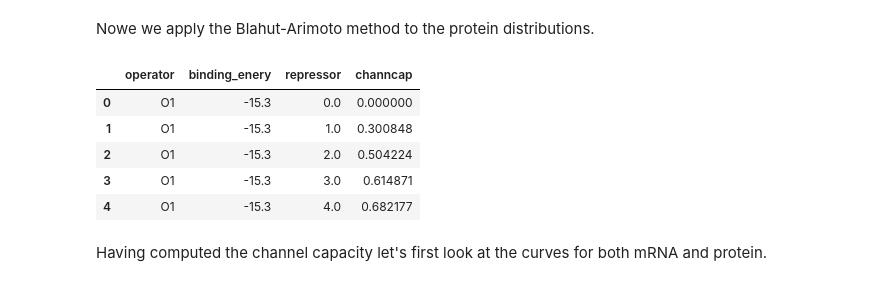
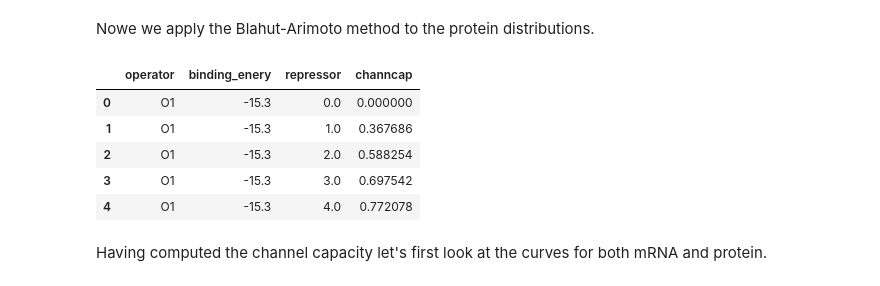
Before and after one commit to RPGroup-PBoC/chann_cap, a Jupyter notebook: src/theory/blahut_algorithm_channel_capacity.ipynb, the cells around one changed output. Drawn from its saved outputs; the diff is of its cells as text; code cells hidden in the pictures.

```diff
--- a/src/theory/blahut_algorithm_channel_capacity.ipynb
+++ b/src/theory/blahut_algorithm_channel_capacity.ipynb
@@ -495,10 +495,10 @@ One of the possible sources of noise is the fact that cells spend part of the ce
 Let's read the resulting Lagrange multipliers and compute the channel capacity for this case. These Lagrange multipliers were fit independently for the mRNA and the protein distribution. So we will read two independent files.
 # %%
 df_maxEnt_mRNA = pd.read_csv('../../data/csv_maxEnt_dist/' +
-                  'MaxEnt_Lagrange_mult_mRNA.csv')
+                  'MaxEnt_Lagrange_mult_mRNA_nonpoisson.csv')
 
 df_maxEnt_prot = pd.read_csv('../../data/csv_maxEnt_dist/' +
-                  'MaxEnt_Lagrange_mult_protein.csv')
+                  'MaxEnt_Lagrange_mult_protein_nonpoisson.csv')
 # %% [markdown]
 ### mRNA level channel capacity
 # %% [markdown]
@@ -555,11 +555,11 @@ if compute_channcap:
 
     # Save results
     df_channcap.to_csv('../../data/csv_maxEnt_dist/' +
-    'chann_cap_multi_prom_mRNA.csv',
+    'chann_cap_multi_prom_mRNA_nonpoisson.csv',
                        index=False)
 
 df_cc_mRNA = pd.read_csv('../../data/csv_maxEnt_dist/' +
-                         'chann_cap_multi_prom_mRNA.csv')
+                         'chann_cap_multi_prom_mRNA_nonpoisson.csv')
 
 df_cc_mRNA.head()
 # %% [output]
@@ -606,39 +606,39 @@ if compute_channcap:
 
         # Compute the channel capacity with the Blahut-Arimoto algorithm
         cc_p, _, _ = channel_capacity(Qpc.T, epsilon=1E-4)
 
         # Extract operator and repressor copy number
         op = df_lagrange.operator.unique()[0]
         eRA = df_lagrange.binding_energy.unique()[0]
         rep = df_lagrange.repressor.unique()[0]
 
         return [op, eRA, rep, cc_p]
     # Run the function in parallel
     ccaps = Parallel(n_jobs=6)(delayed(cc_parallel)(df_lagrange)
                                 for group, df_lagrange in df_group)
 
     # Convert to tidy data frame
     ccaps = pd.DataFrame(ccaps, columns=names)
 
     # Concatenate to data frame
     df_channcap = pd.concat([df_channcap, ccaps], axis=0)
 
     # Save results
     df_channcap.to_csv('../../data/csv_maxEnt_dist/' +
-    'chann_cap_multi_prom_protein.csv',
+    'chann_cap_multi_prom_protein_nonpoisson.csv',
                        index=False)
 
 df_cc_protein = pd.read_csv('../../data/csv_maxEnt_dist/' +
-                            'chann_cap_multi_prom_protein.csv')
+                            'chann_cap_multi_prom_protein_nonpoisson.csv')
 
 df_cc_protein.head()
 # %% [output]
 |  | operator | binding_enery | repressor | channcap |
 | 0 | O1 | -15.3 | 0.0 | 0.000000 |
-| 1 | O1 | -15.3 | 1.0 | 0.300848 |
-| 2 | O1 | -15.3 | 2.0 | 0.504224 |
-| 3 | O1 | -15.3 | 3.0 | 0.614871 |
-| 4 | O1 | -15.3 | 4.0 | 0.682177 |
+| 1 | O1 | -15.3 | 1.0 | 0.367686 |
+| 2 | O1 | -15.3 | 2.0 | 0.588254 |
+| 3 | O1 | -15.3 | 3.0 | 0.697542 |
+| 4 | O1 | -15.3 | 4.0 | 0.772078 |
 # %% [markdown]
 Having computed the channel capacity let's first look at the curves for both mRNA and protein.
 # %%
```
Also changed, not shown: parts of 4 cells of this notebook.
